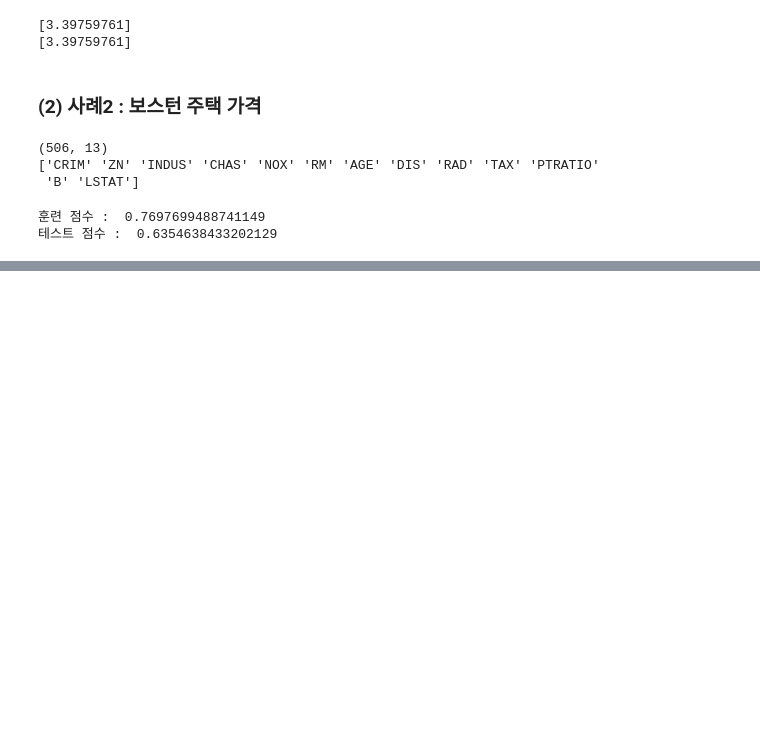
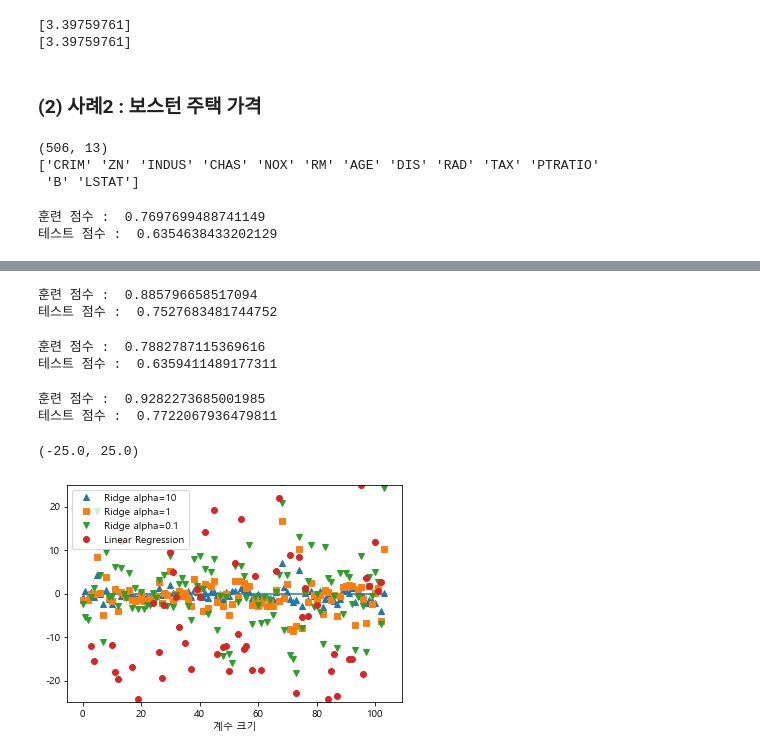
Before and after one commit to NikeLee/pythonwork, a Jupyter notebook: ai/2_선형 회귀모델과 로지스틱 회귀모델.ipynb, the cells around one changed output, grey strips where cells are left out. Saved outputs shown, nothing was run; the diff lists cells and outputs as text; code cells hidden in the pictures; blank space fills up the shorter version.

```diff
--- a/ai/2_선형 회귀모델과 로지스틱 회귀모델.ipynb
+++ b/ai/2_선형 회귀모델과 로지스틱 회귀모델.ipynb
@@ -132,3 +132,14 @@ print("테스트 점수 : ", lr.score(X_test, y_test))
 # %% [output]
 훈련 점수 :  0.7697699488741149
 테스트 점수 :  0.6354638433202129
+# %%
+from mglearn.datasets import load_extended_boston
+
+X, y = load_extended_boston()
+print(X.shape)
+
+X_train, X_test, y_train, y_test = train_test_split(X, y, random_state=0)
+lr = LinearRegression().fit(X_train, y_train)
+
+print("훈련 점수 : ", lr.score(X_train, y_train))
+print("테스트 점수 : ", lr.score(X_test, y_test))
@@ -134,0 +157,40 @@ print("테스트 점수 : ", lr.score(X_test, y_test))
+# %%
+from sklearn.linear_model import Ridge
+
+ridge = Ridge().fit(X_train, y_train)  # alpha=1.0
+
+print("훈련 점수 : ", ridge.score(X_train, y_train))
+print("테스트 점수 : ", ridge.score(X_test, y_test))
+# %% [output]
+훈련 점수 :  0.885796658517094
+테스트 점수 :  0.7527683481744752
+# %%
+ridge10 = Ridge(alpha=10).fit(X_train, y_train)
+
+print("훈련 점수 : ", ridge10.score(X_train, y_train))
+print("테스트 점수 : ", ridge10.score(X_test, y_test))
+# %% [output]
+훈련 점수 :  0.7882787115369616
+테스트 점수 :  0.6359411489177311
+# %%
+ridge01 = Ridge(alpha=0.1).fit(X_train, y_train)
+
+print("훈련 점수 : ", ridge01.score(X_train, y_train))
+print("테스트 점수 : ", ridge01.score(X_test, y_test))
+# %% [output]
+훈련 점수 :  0.9282273685001985
+테스트 점수 :  0.7722067936479811
+# %%
+plt.plot(ridge10.coef_, "^", label="Ridge alpha=10")
+plt.plot(ridge.coef_, "s", label="Ridge alpha=1")
+plt.plot(ridge01.coef_, "v", label="Ridge alpha=0.1")
+plt.plot(lr.coef_, "o", label="Linear Regression")
+
+plt.legend()
+plt.xlabel("계수 목록")
+plt.xlabel("계수 크기")
+plt.hlines(0, 0, len(lr.coef_))
+plt.ylim(-25, 25)
+# %% [output]
+(-25.0, 25.0)
+[figure, added]
```
Also changed, not shown: parts of 35 cells of this notebook.
